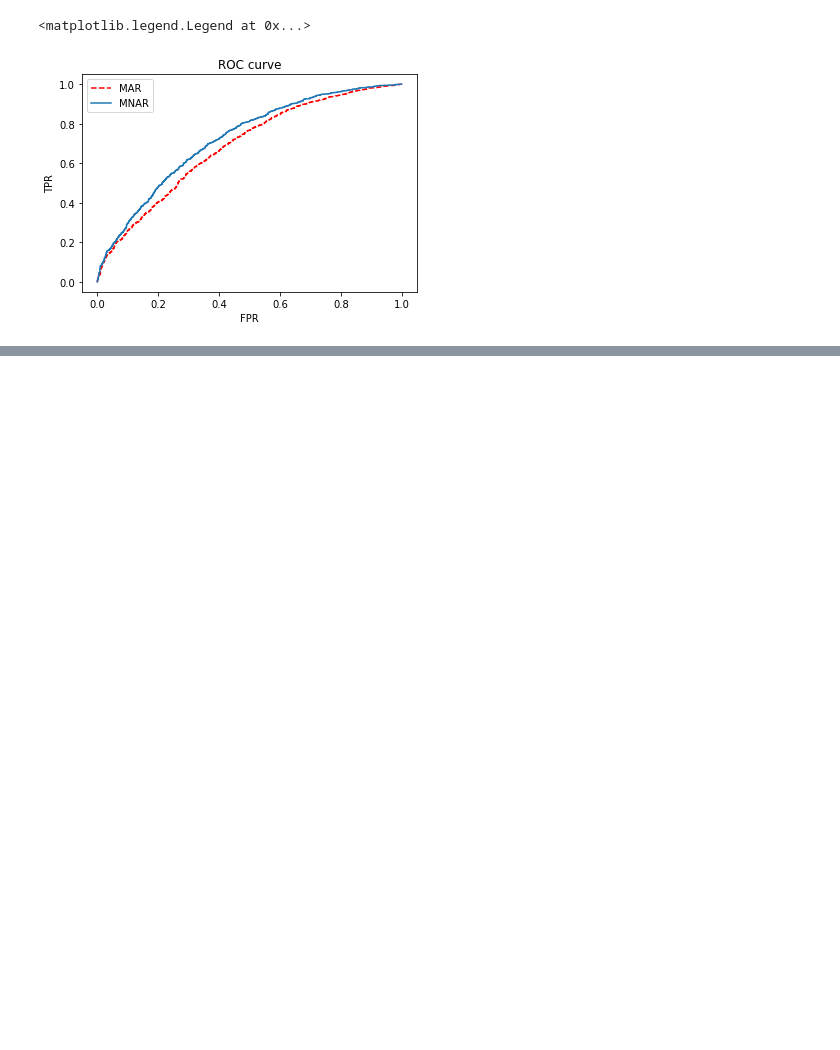
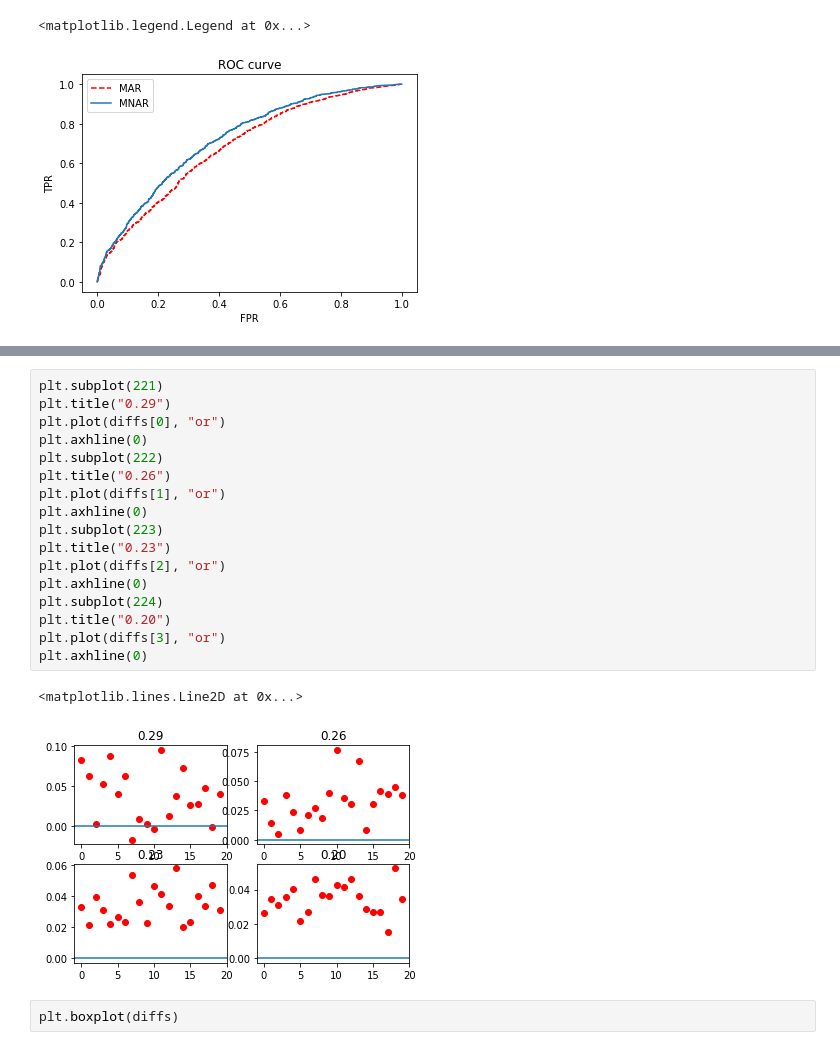
Before and after one commit to JINhuaqing/MNAR, a Jupyter notebook: RealData/yelp/Yelp_res_ana.ipynb, the cells around one changed output, grey strips where cells are left out. Drawn from its saved outputs; the diff is of its cells as text; blank space fills up the shorter version.

```diff
--- a/RealData/yelp/Yelp_res_ana.ipynb
+++ b/RealData/yelp/Yelp_res_ana.ipynb
@@ -173,0 +189,22 @@ plt.axhline(0)
+# %%
+plt.subplot(221)
+plt.title("0.29")
+plt.plot(diffs[0], "or")
+plt.axhline(0)
+plt.subplot(222)
+plt.title("0.26")
+plt.plot(diffs[1], "or")
+plt.axhline(0)
+plt.subplot(223)
+plt.title("0.23")
+plt.plot(diffs[2], "or")
+plt.axhline(0)
+plt.subplot(224)
+plt.title("0.20")
+plt.plot(diffs[3], "or")
+plt.axhline(0)
+# %% [output]
+<matplotlib.lines.Line2D at 0x...>
+[figure, added]
+# %%
+plt.boxplot(diffs)
```
Also changed, not shown: parts of 16 cells of this notebook, 2 other files.
